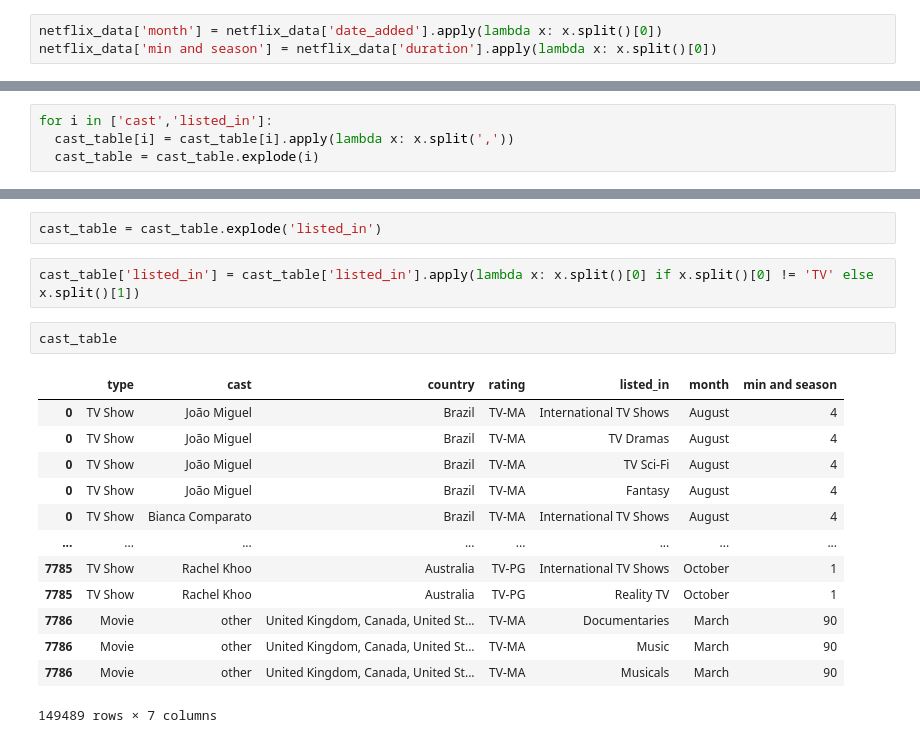
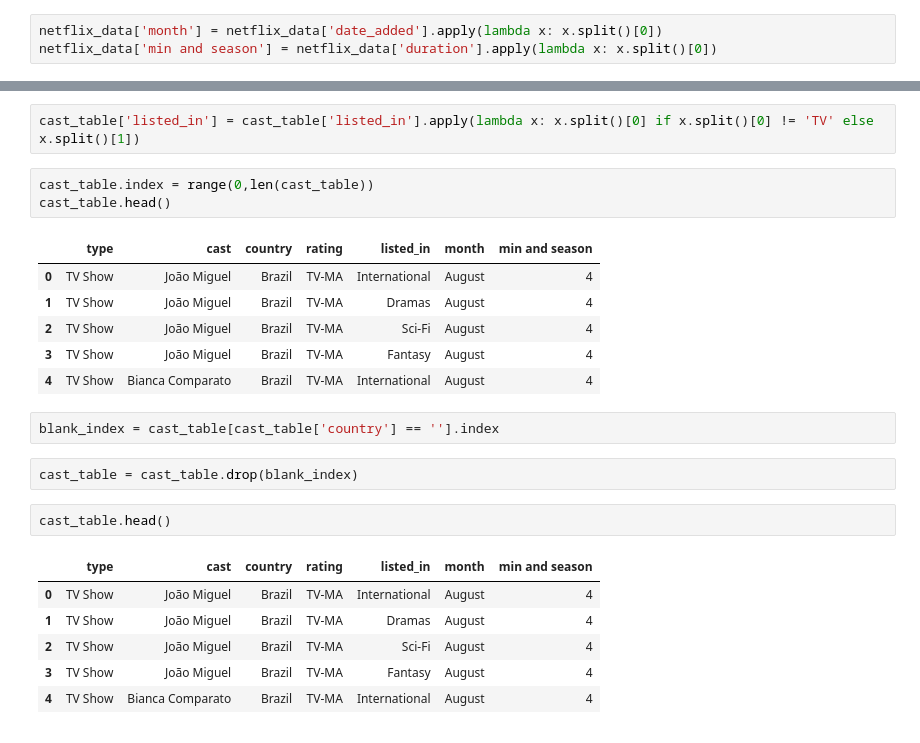
Before and after one commit to sauravkumar19/Coronavirus-Tweet-Sentiment-Analysis, a Jupyter notebook: NETFLIX_MOVIES_AND_TV_SHOWS_CLUSTERING.ipynb, the cells around one changed output, grey strips where cells are left out. Cells and saved outputs as stored; diff of their text form.

```diff
--- a/NETFLIX_MOVIES_AND_TV_SHOWS_CLUSTERING.ipynb
+++ b/NETFLIX_MOVIES_AND_TV_SHOWS_CLUSTERING.ipynb
@@ -382,4 +276,0 @@ Name: cast, Length: 35373, dtype: int64
-# %%
-for i in ['cast','listed_in']:
-  cast_table[i] = cast_table[i].apply(lambda x: x.split(','))
-  cast_table = cast_table.explode(i)
@@ -409,20 +277,25 @@ cast_table['listed_in'] = cast_table['listed_in'].apply(lambda x: x.split('&'))
-# %%
-cast_table = cast_table.explode('listed_in')
 # %%
 cast_table['listed_in'] = cast_table['listed_in'].apply(lambda x: x.split()[0] if x.split()[0] != 'TV' else x.split()[1])
+# %%
+cast_table.index = range(0,len(cast_table))
+cast_table.head()
+# %% [output]
+|  | type | cast | country | rating | listed_in | month | min and season |
+| 0 | TV Show | João Miguel | Brazil | TV-MA | International | August | 4 |
+| 1 | TV Show | João Miguel | Brazil | TV-MA | Dramas | August | 4 |
+| 2 | TV Show | João Miguel | Brazil | TV-MA | Sci-Fi | August | 4 |
+| 3 | TV Show | João Miguel | Brazil | TV-MA | Fantasy | August | 4 |
+| 4 | TV Show | Bianca Comparato | Brazil | TV-MA | International | August | 4 |
+# %%
+blank_index = cast_table[cast_table['country'] == ''].index
+# %%
+cast_table = cast_table.drop(blank_index)
 # %%
-cast_table
+cast_table.head()
 # %% [output]
 |  | type | cast | country | rating | listed_in | month | min and season |
-| 0 | TV Show | João Miguel | Brazil | TV-MA | International TV Shows | August | 4 |
-| 0 | TV Show | João Miguel | Brazil | TV-MA | TV Dramas | August | 4 |
-| 0 | TV Show | João Miguel | Brazil | TV-MA | TV Sci-Fi | August | 4 |
-| 0 | TV Show | João Miguel | Brazil | TV-MA | Fantasy | August | 4 |
-| 0 | TV Show | Bianca Comparato | Brazil | TV-MA | International TV Shows | August | 4 |
-| ... | ... | ... | ... | ... | ... | ... | ... |
-| 7785 | TV Show | Rachel Khoo | Australia | TV-PG | International TV Shows | October | 1 |
-| 7785 | TV Show | Rachel Khoo | Australia | TV-PG | Reality TV | October | 1 |
-| 7786 | Movie | other | United Kingdom, Canada, United St... | TV-MA | Documentaries | March | 90 |
-| 7786 | Movie | other | United Kingdom, Canada, United St... | TV-MA | Music | March | 90 |
-| 7786 | Movie | other | United Kingdom, Canada, United St... | TV-MA | Musicals | March | 90 |
+| 0 | TV Show | João Miguel | Brazil | TV-MA | International | August | 4 |
+| 1 | TV Show | João Miguel | Brazil | TV-MA | Dramas | August | 4 |
+| 2 | TV Show | João Miguel | Brazil | TV-MA | Sci-Fi | August | 4 |
+| 3 | TV Show | João Miguel | Brazil | TV-MA | Fantasy | August | 4 |
+| 4 | TV Show | Bianca Comparato | Brazil | TV-MA | International | August | 4 |
-149489 rows × 7 columns
```
Also changed, not shown: parts of 37 cells of this notebook.
